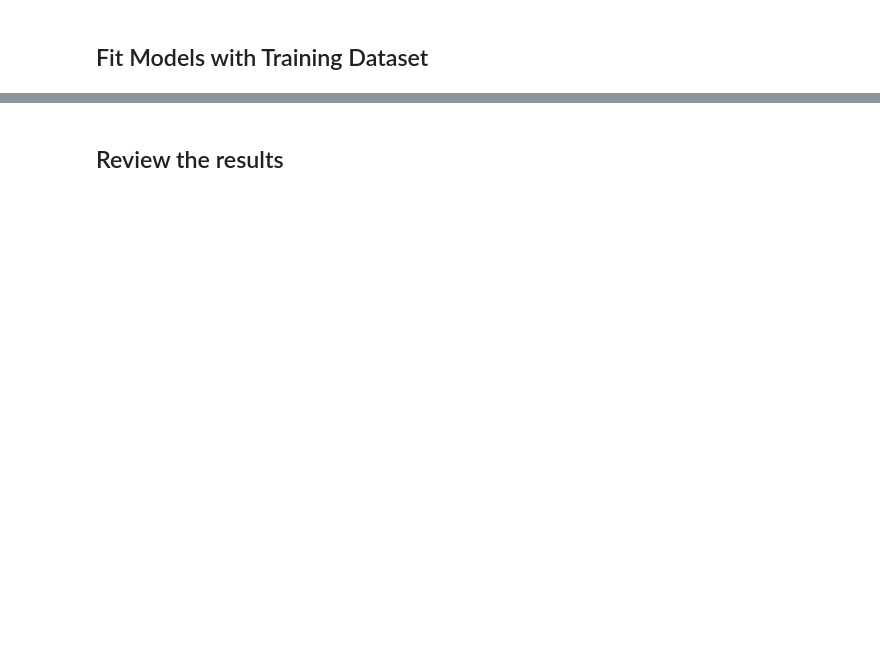
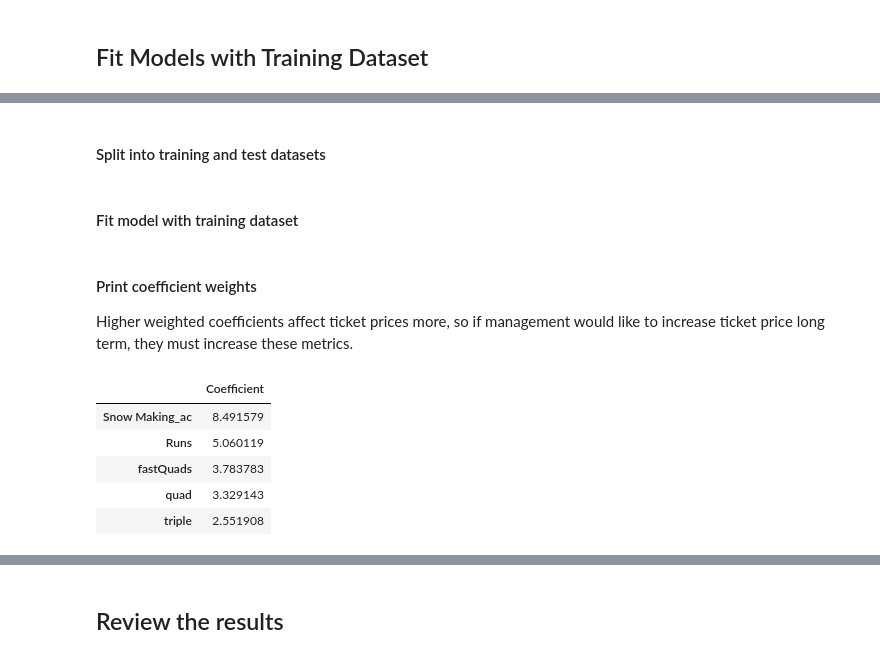
Before and after one commit to jolfr/capstone-01, a Jupyter notebook: notebooks/Notebook_stepsix.ipynb, the cells around one changed output, grey strips where cells are left out. Cells and saved outputs as stored; diff of their text form; code cells hidden in the pictures; blank space fills up the shorter version.

```diff
--- a/notebooks/Notebook_stepsix.ipynb
+++ b/notebooks/Notebook_stepsix.ipynb
@@ -32,0 +130,12 @@ In this guided capstone we are going to revisit many of the actions we took in t
+# %%
+# Declare an explanatory variable, called X,and assign it the result of dropping 'Name' and 'AdultWeekend' from the df
+X = long_term.drop(['Name','AdultWeekend'], axis=1)
+
+# Declare a response variable, called y, and assign it the AdultWeekend column of the df
+y = long_term.loc[:,'AdultWeekend']
+
+# Here we use the StandardScaler() method of the preprocessing package, and then call the fit() method with parameter X
+scaler = preprocessing.StandardScaler().fit(X)
+
+# Declare a variable called X_scaled, and assign it the result of calling the transform() method with parameter X
+X_scaled_lt = scaler.transform(X)
@@ -32,0 +144,23 @@ In this guided capstone we are going to revisit many of the actions we took in t
+# %%
+y = y.ravel()
+# %% [markdown]
+#### Split into training and test datasets
+# %%
+X_train, X_test, y_train, y_test = train_test_split(X_scaled_lt, y, test_size=0.25, random_state=1)
+# %% [markdown]
+#### Fit model with training dataset
+# %%
+lm = linear_model.LinearRegression()
+long_term_model = lm.fit(X_train,y_train)
+# %% [markdown]
+#### Print coefficient weights
+Higher weighted coefficients affect ticket prices more, so if management would like to increase ticket price long term, they must increase these metrics.
+# %%
+pd.DataFrame(lm.coef_, X.columns, columns=['Coefficient']).sort_values('Coefficient', ascending=False).head(5)
+# %% [output]
+|  | Coefficient |
+| Snow Making_ac | 8.491579 |
+| Runs | 5.060119 |
+| fastQuads | 3.783783 |
+| quad | 3.329143 |
+| triple | 2.551908 |
```
Also changed, not shown: parts of 46 cells of this notebook, 3 other files.
